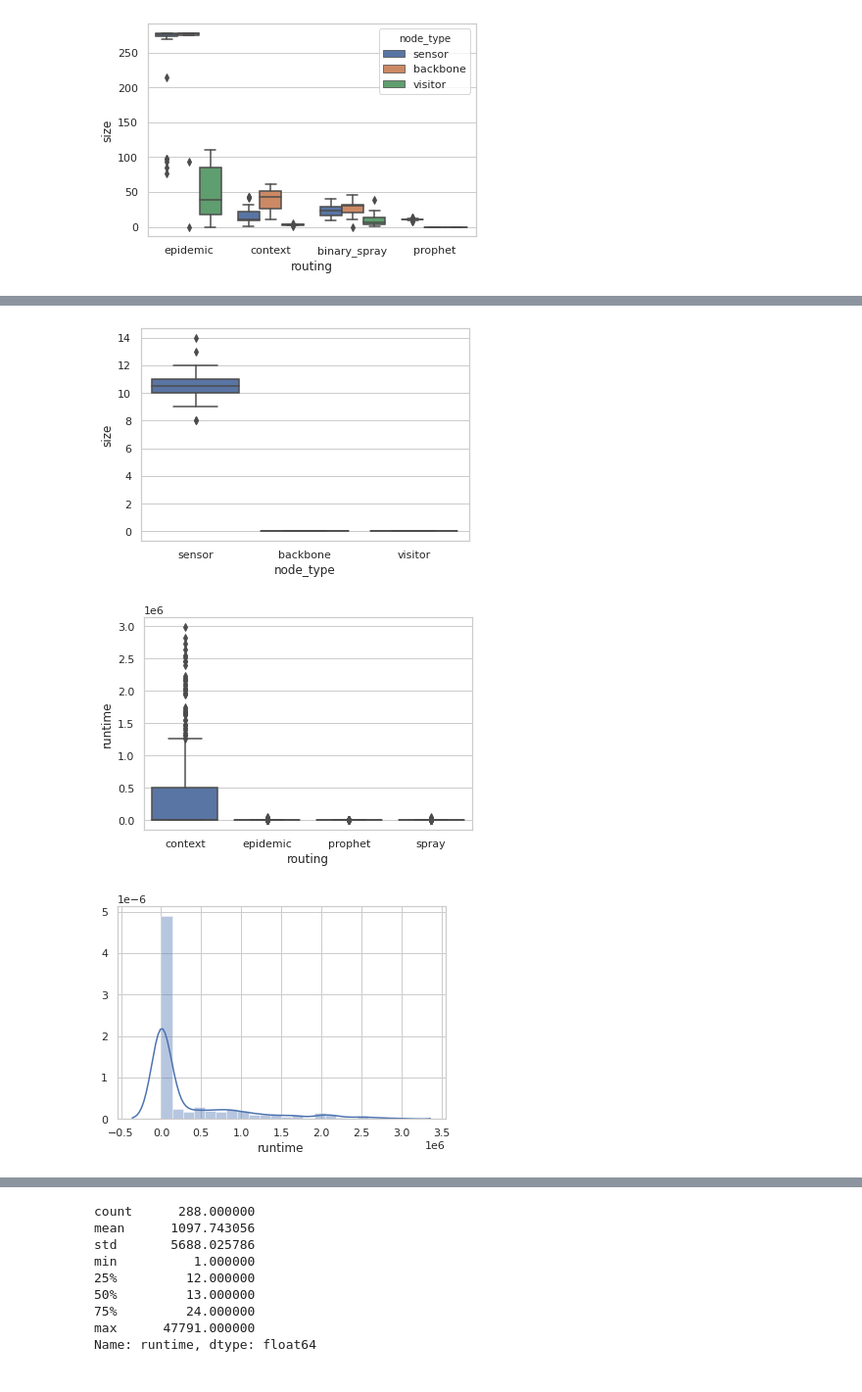
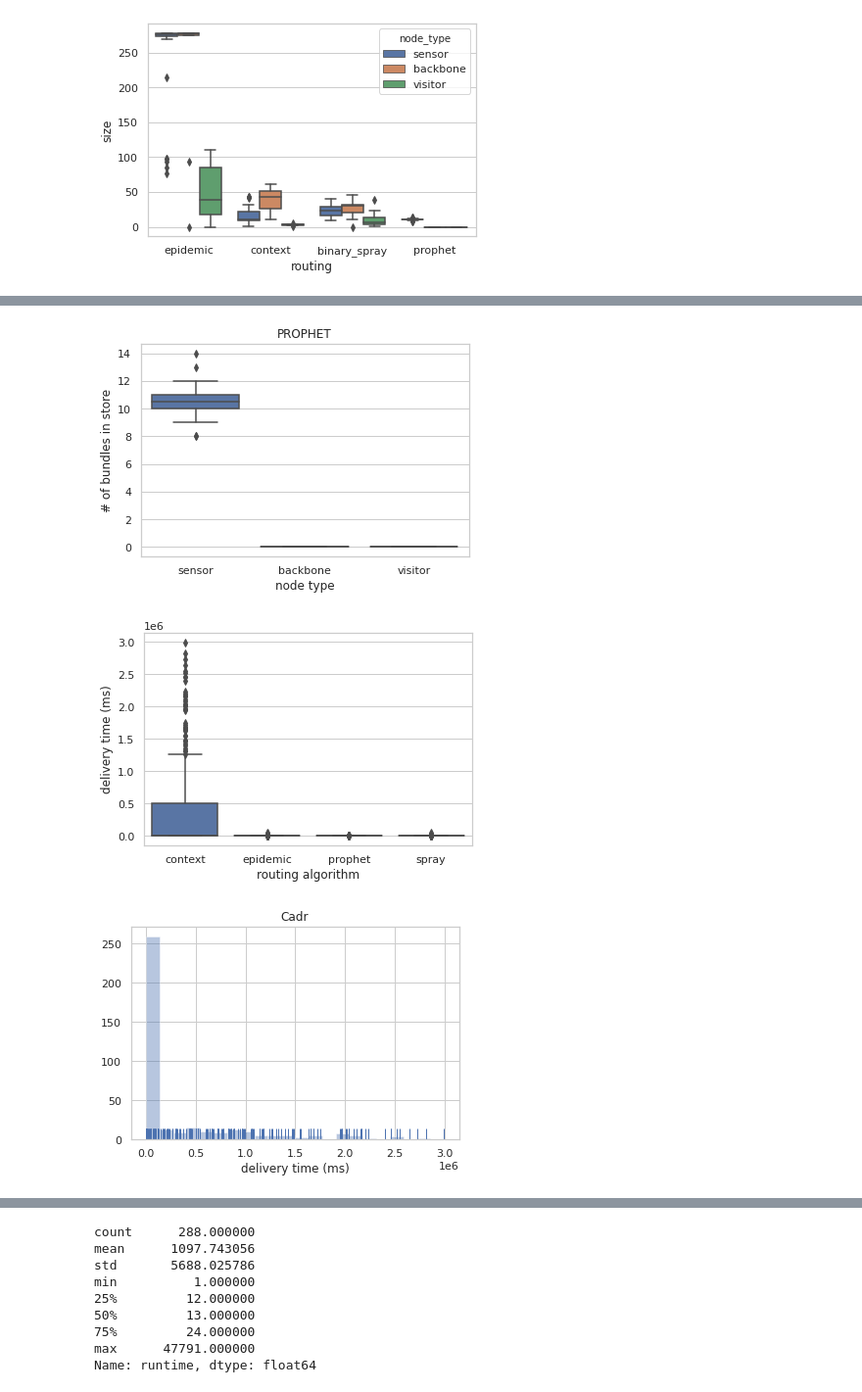
Before and after one commit to umr-ds/progdtn-evaluation, a Jupyter notebook: evaluation/evaluation.ipynb, the cells around one changed output, grey strips where cells are left out. Shown at 98% size. Saved outputs shown, nothing was run; the diff lists cells and outputs as text; code cells hidden in the pictures.

```diff
--- a/evaluation/evaluation.ipynb
+++ b/evaluation/evaluation.ipynb
@@ -122,9 +130,11 @@ bp = sns.boxplot(x="node_type", y="size", data=final_sizes_spray)
 # %%
 # plot store sizes of node types for prophet
 sns.set(style="whitegrid")
 bp = sns.boxplot(x="node_type", y="size", data=final_sizes_prophet)
+bp.set(xlabel="node type", ylabel="# of bundles in store", title="PROPHET")
+bp.figure.savefig("figures/size_boxplot_prophet.pdf", format="pdf")
 # %% [output]
-[figure, old version]
+[figure, new version]
 # %%
 bundle_runtimes_context = pd.read_csv("/research_data/sommer2020cadr/bundle_runtimes_context.csv")
 bundle_runtimes_epidemic = pd.read_csv("/research_data/sommer2020cadr/bundle_runtimes_epidemic.csv")
@@ -139,12 +149,15 @@ bundle_runtimes_complete = pd.concat([
 # %%
 sns.set(style="whitegrid")
 bp = sns.boxplot(x="routing", y="runtime", data=bundle_runtimes_complete)
+bp.set(xlabel="routing algorithm", ylabel="delivery time (ms)")
 # %% [output]
-[figure, old version]
+[figure, new version]
 # %%
 sns.set(style="whitegrid")
-bp = sns.distplot(bundle_runtimes_context["runtime"])
+bp = sns.distplot(bundle_runtimes_context["runtime"], kde=False, rug=True)
+bp.set(xlabel="delivery time (ms)", title="Cadr")
+bp.figure.savefig("figures/delivery_time_cadr.pdf", format="pdf")
 # %% [output]
-[figure, old version]
+[figure, new version]
 # %%
 sns.set(style="whitegrid")
```
Also changed, not shown: parts of 18 cells of this notebook, 3 other files.
